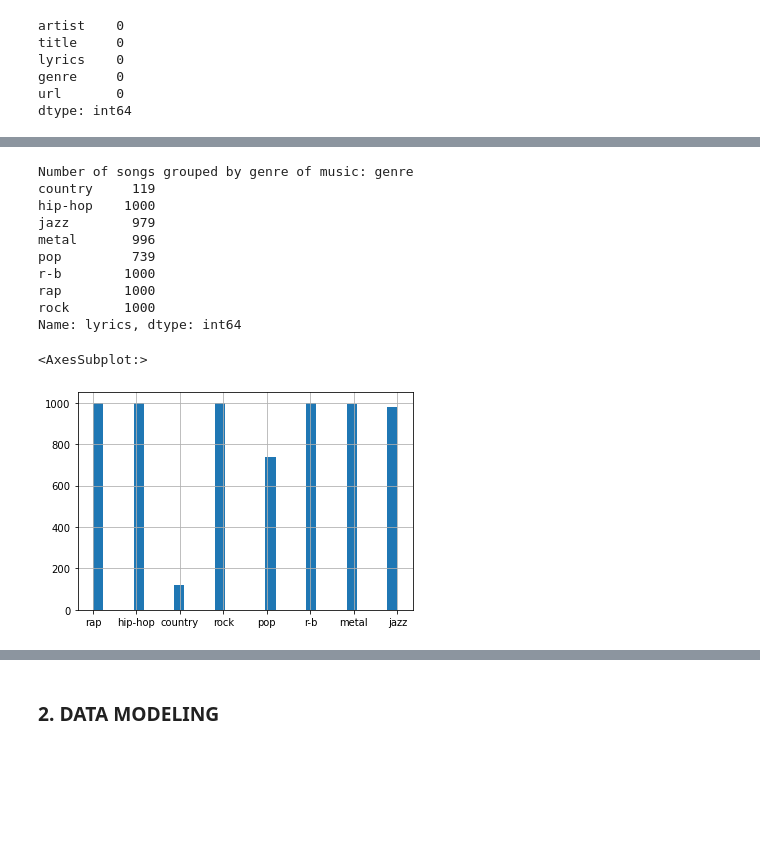
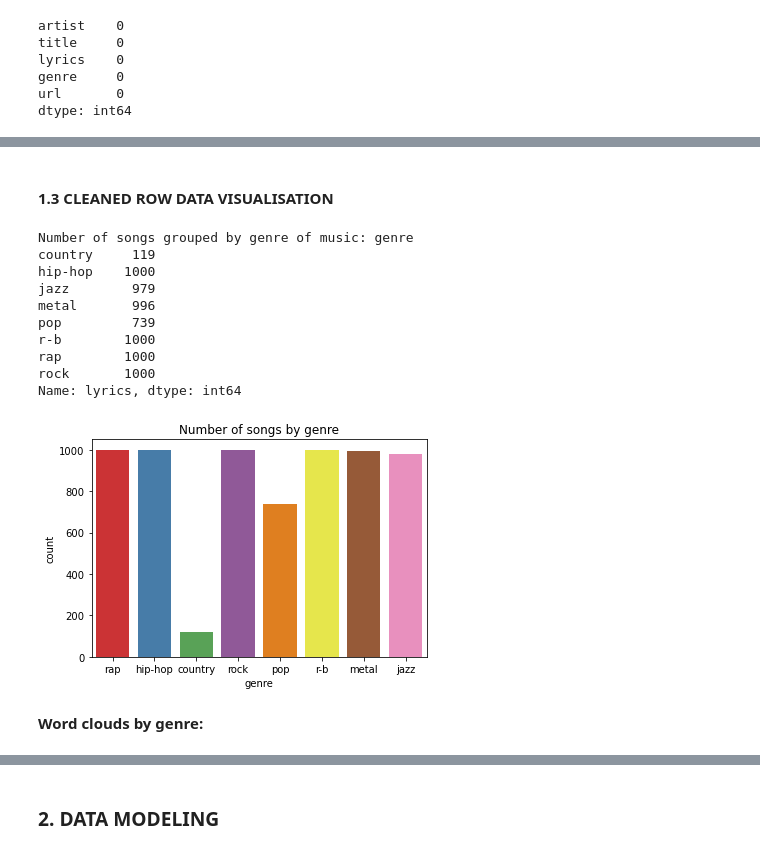
Before and after one commit to louizaaouaouche/Music-genre-classification-based-on-lyrics, a Jupyter notebook: notebook.ipynb, the cells around one changed output, grey strips where cells are left out. Cells and saved outputs as stored; diff of their text form; code cells hidden in the pictures; blank space fills up the shorter version.

Commit message:
data cleaning

```diff
--- a/notebook.ipynb
+++ b/notebook.ipynb
@@ -73,9 +73,14 @@ url       0
 dtype: int64
 # %%
 #deleting the "[title]-Lyrics" from the beginning of each lyrics and "[number xxx]Embed from the end"
+
 for i in range(0,len(data['lyrics'])):
+
+    data['lyrics'][i] = data['lyrics'][i].replace('.', '')
+    data['lyrics'][i] = data['lyrics'][i].replace(',', '') #getting of dots and commas
     if(re.findall(r'\d+.*Embed.*', data['lyrics'][i])!=[]):
         data['lyrics'][i] = data['lyrics'][i].split(re.findall(r'\d+.*Embed.*', data['lyrics'][i])[0])[0]
+
     if (re.findall(r'\bLyrics\b', data['lyrics'][i])!=[]):
         data['lyrics'][i] = data['lyrics'][i].split('Lyrics')[1]
 # %%
@@ -102,16 +167,22 @@ Fuck the police
+# %% [markdown]
+#### 1.3 CLEANED ROW DATA VISUALISATION
 # %%
 print("Number of songs grouped by genre of music:",data.groupby('genre').count()['lyrics'])
-data['genre'].hist(bins=30)
+ax = plt.subplots()
+ax = sns.countplot(x="genre", data = data, palette= "Set1")
+ax.set_title("Number of songs by genre")
+plt.show()
 # %% [output]
 Number of songs grouped by genre of music: genre
 country     119
 hip-hop    1000
 jazz        979
 metal       996
 pop         739
 r-b        1000
 rap        1000
 rock       1000
 Name: lyrics, dtype: int64
-<AxesSubplot:>
-[figure, old version]
+[figure, new version]
+# %% [markdown]
+**Word clouds by genre:**
```
Also changed, not shown: parts of 13 cells of this notebook.
